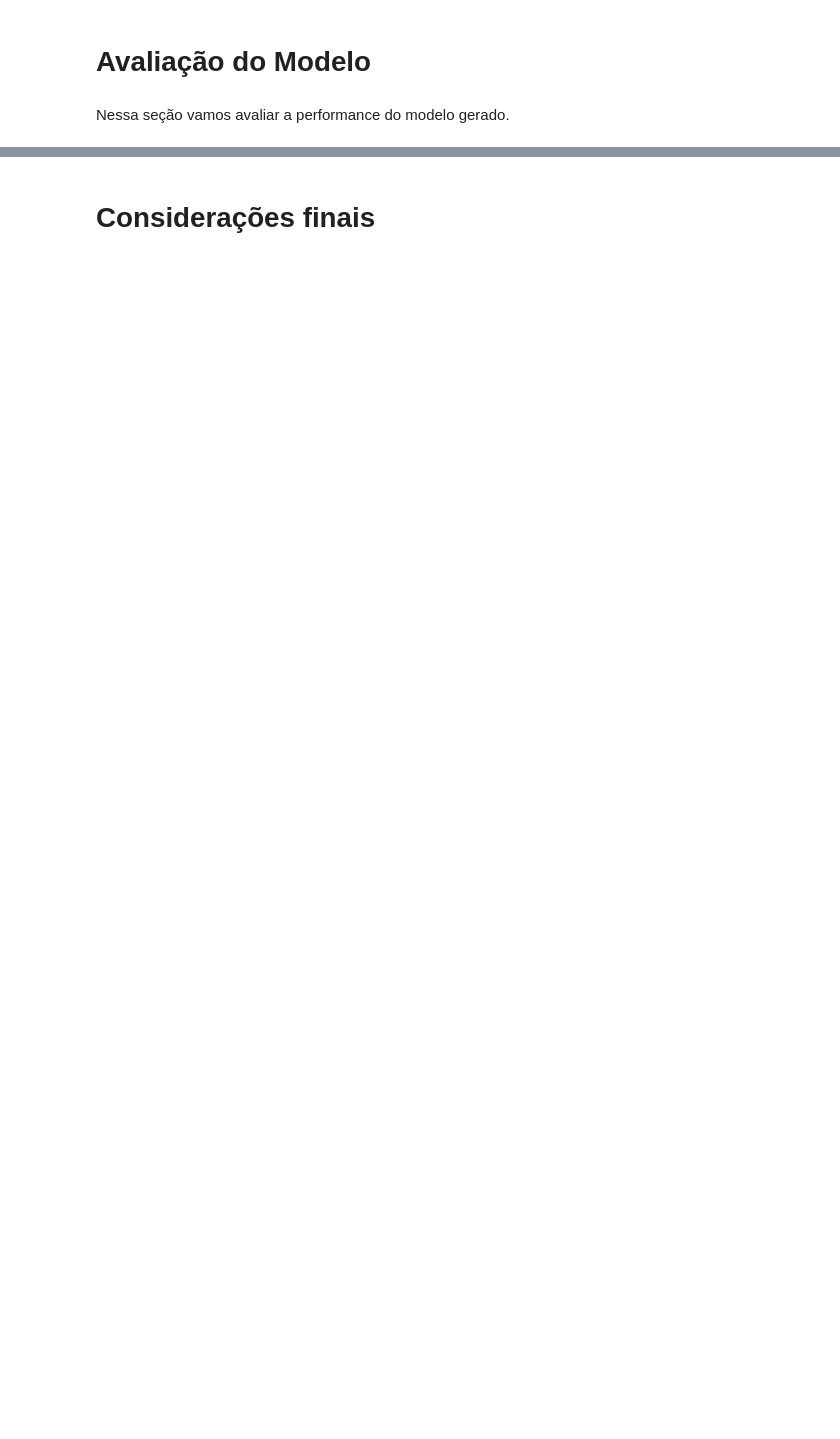
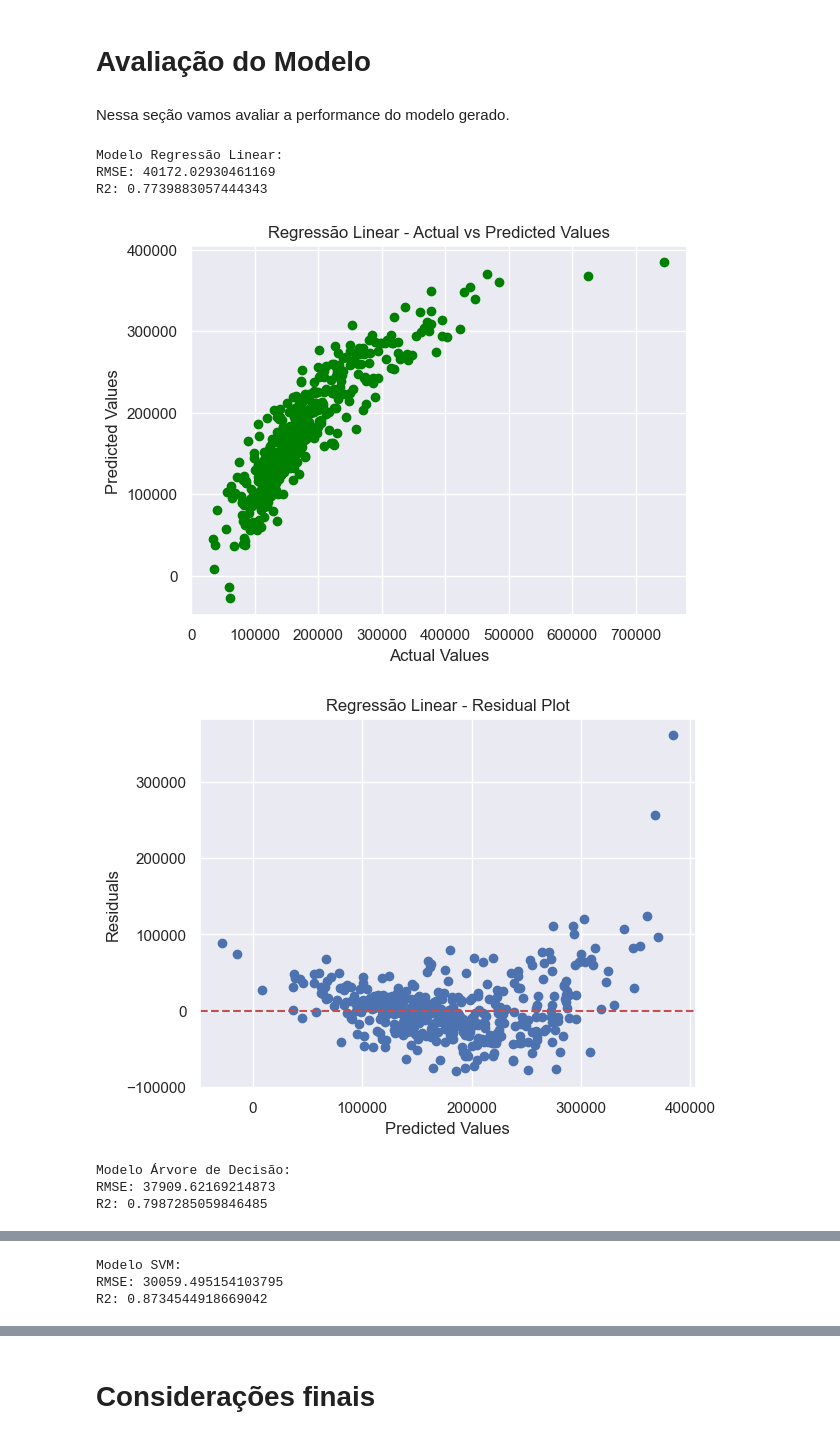
Before and after one commit to FernandoZanchitta/DSChallenge2019, a Jupyter notebook: src/house_pricing.ipynb, the cells around one changed output, grey strips where cells are left out. Drawn from its saved outputs; the diff is of its cells as text; code cells hidden in the pictures; blank space fills up the shorter version.

```diff
--- a/src/house_pricing.ipynb
+++ b/src/house_pricing.ipynb
@@ -219,7 +217,7 @@ axes = axes.flatten()
 
 # Iterar sobre as colunas selecionadas
 for i, feature in enumerate(features_correlated):
-    if feature != target_column:
+    if feature != 'SalePrice':
         ax = axes[i]
         sns.scatterplot(x=feature, y='SalePrice', data=train, ax=ax)
         ax.set_title(f'{feature} vs SalePrice')
@@ -454,3 +416,8 @@ mean_squared_error(test_Y, SVM_predicted, squared = False)
+# %%
+SVM = make_pipeline(RobustScaler(), RandomForestRegressor())
+SVM.fit(train_X, train_Y)
+
+SVM_predicted = svm.predict(test_X)
 # %% [markdown]
 ### Adaline - Redes Neurais
 # %%
@@ -486,14 +459,7 @@ ValueError: Failed to convert a NumPy array to a Tensor (Unsupported object type
 # %% [markdown]
 ### MLP - Redes Neurais
 # %%
-from sklearn.neural_network import MLPClassifier, MLPRegressor
+MLP = MLPClassifier(hidden_layer_sizes=(40,), activation='logistic', solver='adam', max_iter=1000, early_stopping=True, validation_fraction=0.1)
 
-mlp = MLPClassifier(hidden_layer_sizes=(40,), activation='logistic', solver='adam', max_iter=1000, early_stopping=True, validation_fraction=0.1)
-
-mlp.fit(train_X, train_Y)
-MLP_predicted = mlp.predict(test_X)
-
-# print(test_Y)
-# print(MLP_predicted)
-# print("Model accuracy: {:.2f}".format(accuracy))
-mean_squared_error(test_Y, MLP_predicted, squared = False)
+MLP.fit(train_X, train_Y)
+MLP_predicted = MLP.predict(test_X)
@@ -535,3 +475,56 @@ print(proba)
 # Avaliação do Modelo
 # %% [markdown]
 Nessa seção vamos avaliar a performance do modelo gerado.
+# %%
+# avaliando
+from sklearn.metrics import mean_squared_error, r2_score
+import seaborn as sns
+
+list_models_name = [
+    "Regressão Linear",
+    "Árvore de Decisão",
+    "SVM",
+    "ADALINE",
+    "MLP",
+    "Naive Bayes",
+]
+list_models = [LR, DTR, SVM, ADALINE, MLP, NB]
+list_models_predicted = [LR_predicted, DTR_predicted, SVM_predicted, ADALINE_predicted, MLP_predicted, NB_predicted]
+list_models_RMSE = []
+list_models_R2 = []
+
+for i in range(0, len(list_models)):
+    model_predicted = list_models_predicted[i]
+    model_name = list_models_name[i]
+    rmse = mean_squared_error(test_Y, model_predicted, squared = False)
+    r2 = r2_score(test_Y, model_predicted)
+    list_models_RMSE.append(rmse)
+    list_models_R2.append(r2)
+    print("\nModelo " + model_name + ":")
+    print("RMSE: " + str(rmse))
+    print("R2: " + str(r2))
+
+    # Create scatter plot
+    plt.scatter(test_Y, model_predicted, color='green')
+    plt.xlabel('Actual Values')
+    plt.ylabel('Predicted Values')
+    plt.title(model_name + ' - Actual vs Predicted Values')
+    plt.show()
+
+    # Create residual plot
+    residuals = test_Y - model_predicted
+    plt.scatter(model_predicted, residuals)
+    plt.axhline(y=0, color='r', linestyle='--')
+    plt.xlabel('Predicted Values')
+    plt.ylabel('Residuals')
+    plt.title(model_name + ' - Residual Plot')
+    plt.show()
+# %% [output]
+Modelo Regressão Linear:
+RMSE: 40172.02930461169
+R2: 0.7739883057444343
+[figure, added]
+[figure, added]
+Modelo Árvore de Decisão:
+RMSE: 37909.62169214873
+R2: 0.7987285059846485
@@ -537,0 +533,3 @@ Nessa seção vamos avaliar a performance do modelo gerado.
+Modelo SVM:
+RMSE: 30059.495154103795
+R2: 0.8734544918669042
```
Also changed, not shown: parts of 22 cells of this notebook, 1 other file.
